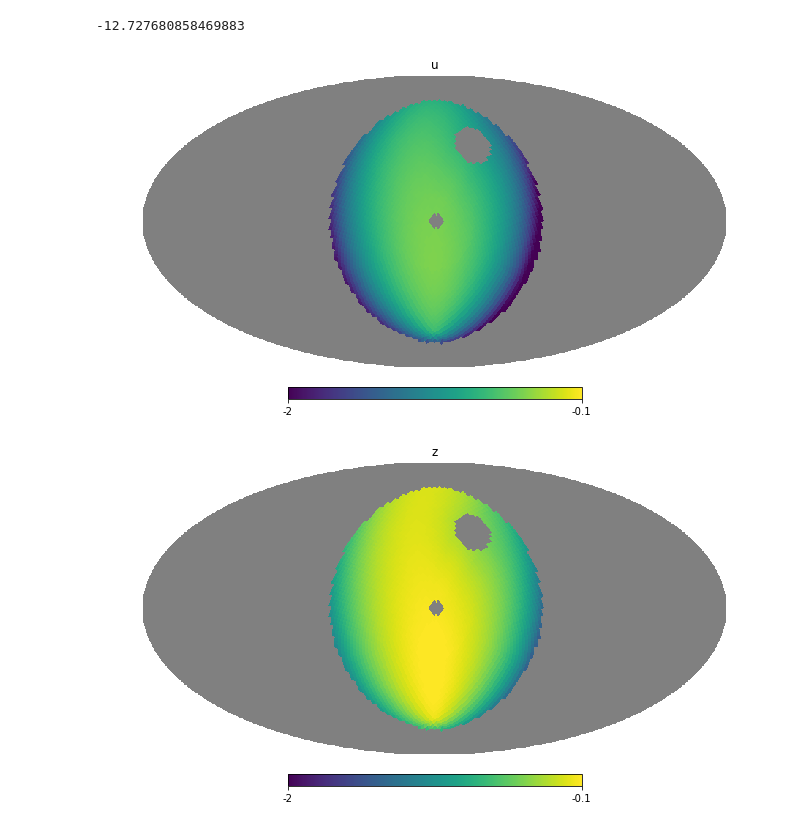
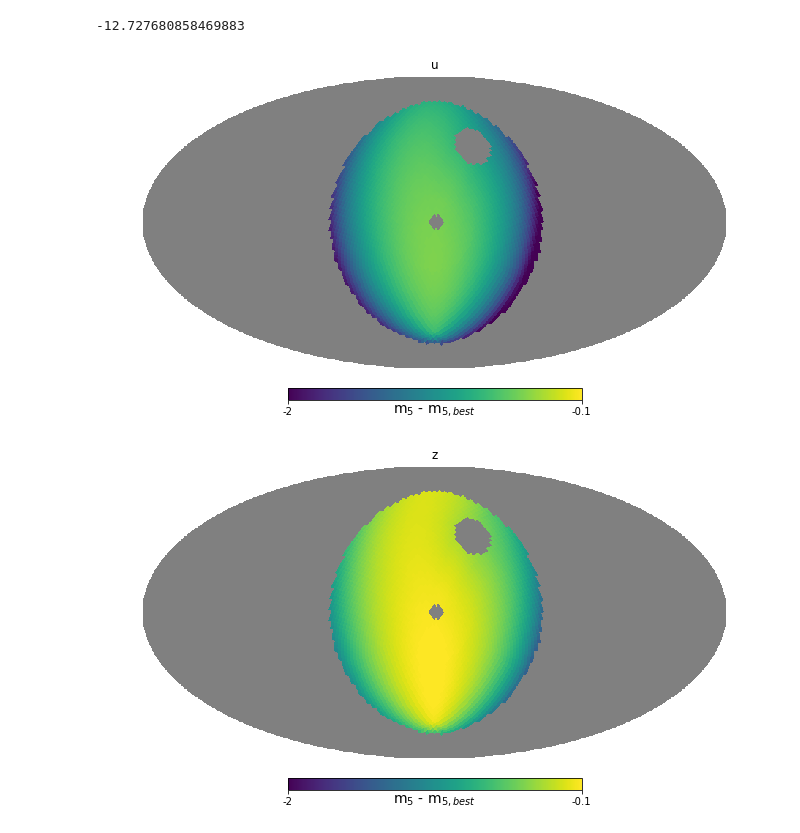
Before and after one commit to lsst-sims/legacy_sims_featureScheduler, a Jupyter notebook: examples/Standards/presentation_plots.ipynb, the cells around one changed output. Drawn from its saved outputs; the diff is of its cells as text; code cells hidden in the pictures.

```diff
--- a/examples/Standards/presentation_plots.ipynb
+++ b/examples/Standards/presentation_plots.ipynb
@@ -110,5 +110,6 @@ for bf in bfs:
     bf.update_conditions(status)
 # %%
 for bf in bfs:
-    hp.mollview(bf(), rot=(r1,r2), title=bf.filtername, min=-1.5, max=0)
+    hp.mollview(bf(), rot=(r1,r2), title=bf.filtername, min=-1.5, max=0, unit=r'm$_5$ - m$_{5, best}$')
+    plt.savefig('Plots/dark_%s.pdf' % bf.filtername)
 # %% [output]
@@ -123,5 +124,6 @@ for bf in bfs:
     bf.update_conditions(status)
 # %%
 for bf in bfs:
-    hp.mollview(bf(), rot=(r1,r2), title=bf.filtername, min=-2, max=-.48)
+    hp.mollview(bf(), rot=(r1,r2), title=bf.filtername, min=-2, max=-.48, unit=r'm$_5$ - m$_{5, best}$')
+    plt.savefig('Plots/twilight_%s.pdf' % bf.filtername)
 # %% [output]
@@ -140,7 +142,8 @@ for bf in bfs:
     bf.update_conditions(status)
 # %%
 for bf in bfs:
-    hp.mollview(bf(), rot=(r1,r2), title=bf.filtername, min=-2, max=-.1)
+    hp.mollview(bf(), rot=(r1,r2), title=bf.filtername, min=-2, max=-.1, unit=r'm$_5$ - m$_{5, best}$')
+    plt.savefig('Plots/bright_%s.pdf' % bf.filtername)
 # %% [output]
-[figure, old version]
+[figure, new version]
-[figure, old version]
+[figure, new version]
```
Also changed, not shown: parts of 2 cells of this notebook, 3 other files.
